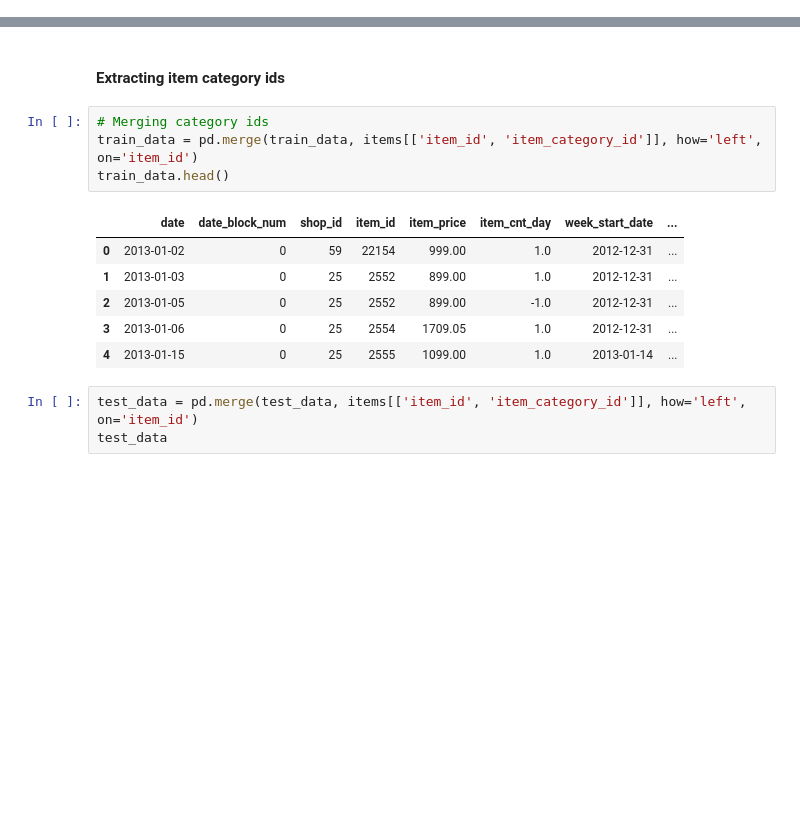
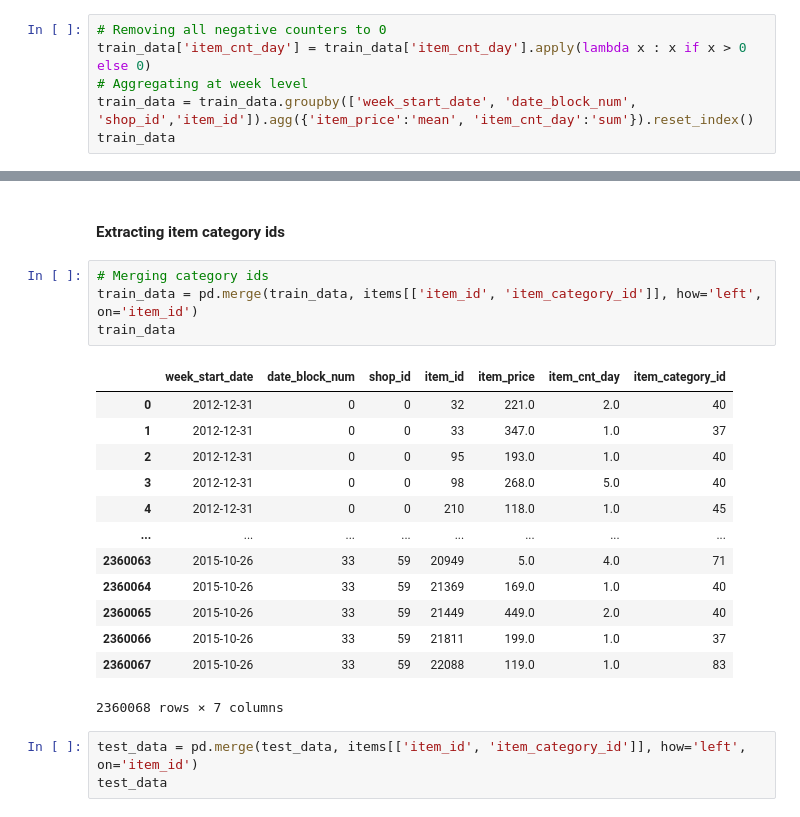
Before and after one commit to ManashJKonwar/ML-Retail-Sales, a Jupyter notebook: modelling_pipeline/feature_engg_script_v02.ipynb, the cells around one changed output, grey strips where cells are left out. Drawn from its saved outputs; the diff is of its cells as text; blank space fills up the shorter version.

Commit message:
Update: Removing_duplicates_week_entries_from_train_data
Signed-off-by: ManashJKonwar <rickykonwar@gmail.com>

```diff
--- a/modelling_pipeline/feature_engg_script_v02.ipynb
+++ b/modelling_pipeline/feature_engg_script_v02.ipynb
@@ -70,0 +80,6 @@ test_data.head()
+# %%
+# Removing all negative counters to 0
+train_data['item_cnt_day'] = train_data['item_cnt_day'].apply(lambda x : x if x > 0 else 0)
+# Aggregating at week level
+train_data = train_data.groupby(['week_start_date', 'date_block_num', 'shop_id','item_id']).agg({'item_price':'mean', 'item_cnt_day':'sum'}).reset_index()
+train_data
@@ -73,14 +102,21 @@ test_data.head()
 # %%
 # Merging category ids
 train_data = pd.merge(train_data, items[['item_id', 'item_category_id']], how='left', on='item_id')
-train_data.head()
+train_data
 # %% [output]
-|  | date | date_block_num | shop_id | item_id | item_price | item_cnt_day | week_start_date | ... |
-| 0 | 2013-01-02 | 0 | 59 | 22154 | 999.00 | 1.0 | 2012-12-31 | ... |
-| 1 | 2013-01-03 | 0 | 25 | 2552 | 899.00 | 1.0 | 2012-12-31 | ... |
-| 2 | 2013-01-05 | 0 | 25 | 2552 | 899.00 | -1.0 | 2012-12-31 | ... |
-| 3 | 2013-01-06 | 0 | 25 | 2554 | 1709.05 | 1.0 | 2012-12-31 | ... |
-| 4 | 2013-01-15 | 0 | 25 | 2555 | 1099.00 | 1.0 | 2013-01-14 | ... |
+|  | week_start_date | date_block_num | shop_id | item_id | item_price | item_cnt_day | item_category_id |
+| 0 | 2012-12-31 | 0 | 0 | 32 | 221.0 | 2.0 | 40 |
+| 1 | 2012-12-31 | 0 | 0 | 33 | 347.0 | 1.0 | 37 |
+| 2 | 2012-12-31 | 0 | 0 | 95 | 193.0 | 1.0 | 40 |
+| 3 | 2012-12-31 | 0 | 0 | 98 | 268.0 | 5.0 | 40 |
+| 4 | 2012-12-31 | 0 | 0 | 210 | 118.0 | 1.0 | 45 |
+| ... | ... | ... | ... | ... | ... | ... | ... |
+| 2360063 | 2015-10-26 | 33 | 59 | 20949 | 5.0 | 4.0 | 71 |
+| 2360064 | 2015-10-26 | 33 | 59 | 21369 | 169.0 | 1.0 | 40 |
+| 2360065 | 2015-10-26 | 33 | 59 | 21449 | 449.0 | 2.0 | 40 |
+| 2360066 | 2015-10-26 | 33 | 59 | 21811 | 199.0 | 1.0 | 37 |
+| 2360067 | 2015-10-26 | 33 | 59 | 22088 | 119.0 | 1.0 | 83 |
+2360068 rows × 7 columns
 # %%
 test_data = pd.merge(test_data, items[['item_id', 'item_category_id']], how='left', on='item_id')
 test_data
```
Also changed, not shown: parts of 10 cells of this notebook.
